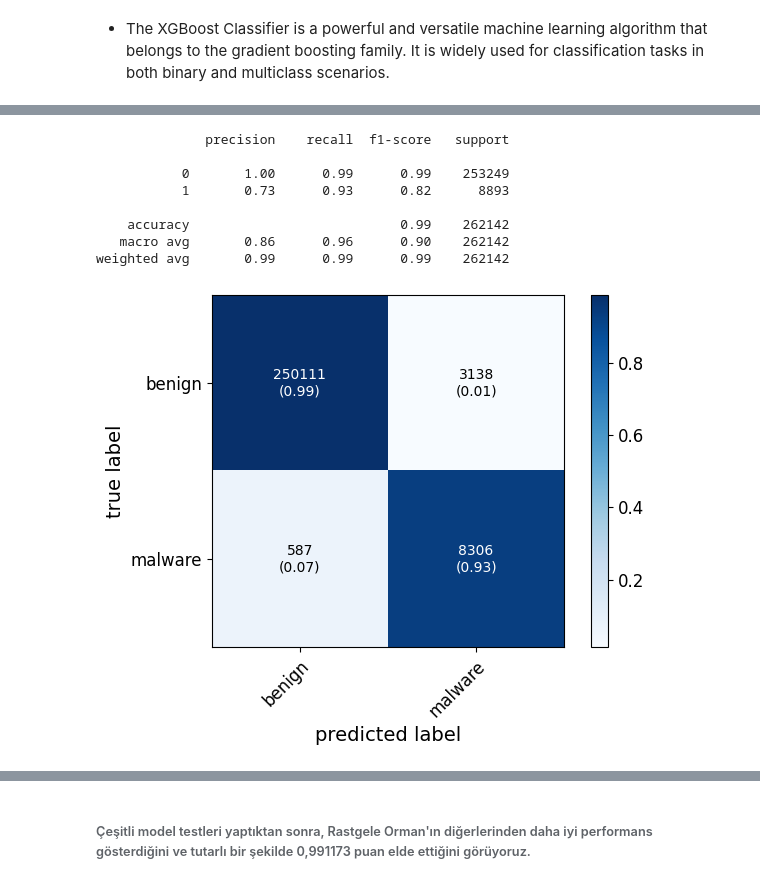
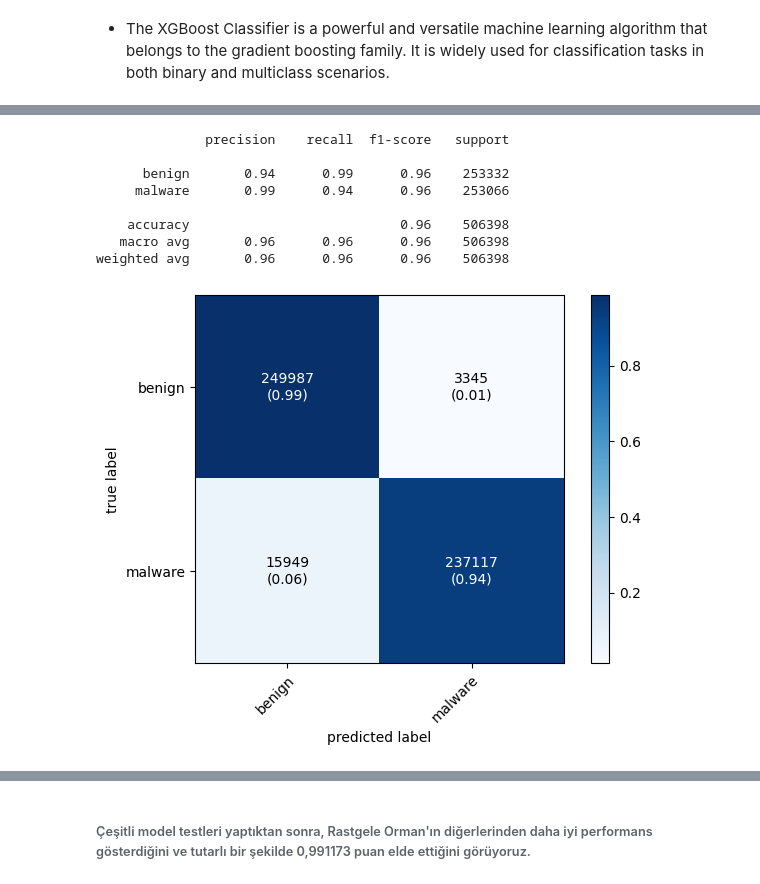
Before and after one commit to thealper2/AISECLAB-cyber-inspector, a Jupyter notebook: website/notebooks/notebook.ipynb, the cells around one changed output, grey strips where cells are left out. Cells and saved outputs as stored; diff of their text form; code cells hidden in the pictures.

```diff
--- a/website/notebooks/notebook.ipynb
+++ b/website/notebooks/notebook.ipynb
@@ -972,7 +980,7 @@ plt.show()
 # %%
 rf = RandomForestClassifier()
 start = time.time()
-rf.fit(X_train_scaled, y_res)
+rf.fit(X_train, y_train)
 end = time.time()
 rf_time = end - start
 print("Random Forest Train Time:", rf_time)
@@ -1085,7 +1092,7 @@ plt.show()
 # %%
 dt = DecisionTreeClassifier()
 start = time.time()
-dt.fit(X_train_scaled, y_res)
+dt.fit(X_train, y_train)
 end = time.time()
 dt_time = end - start
 print("Decision Tree Train Time:", dt_time)
@@ -1169,7 +1176,7 @@ plt.show()
 # %%
 xgb = XGBClassifier()
 start = time.time()
-xgb.fit(X_train_scaled, y_res)
+xgb.fit(X_train, y_train)
 end = time.time()
 xgb_time = end - start
 print("XGBClassifier Train Time:", xgb_time)
@@ -1186,8 +1193,9 @@ XGBClassifier Cross-Validation Accuracy Scores:
 # %%
-xgb_pred_train = xgb.predict(X_train_scaled)
-xgb_pred_test = xgb.predict(X_test_scaled)
+xgb_pred_train = xgb.predict(X_train)
+xgb_pred_test = xgb.predict(X_test)
+xgb_test_proba = xgb.predict_proba(X_test)
 
-xgb_train_score = accuracy_score(xgb_pred_train, y_res)
+xgb_train_score = accuracy_score(xgb_pred_train, y_train)
 xgb_test_score = accuracy_score(xgb_pred_test, y_test)
 print("XGBClassifier Train Score:", xgb_train_score)
 print("XGBClassifier Test Score:", xgb_test_score)
@@ -1212,17 +1220,18 @@ XGBClassifier Accuracy Score: 0.9857901442729513
 # %%
-print(classification_report(y_test, xgb_pred_test))
+print(classification_report(y_test, xgb_pred_test, target_names=["benign", "malware"]))
 # %% [output]
               precision    recall  f1-score   support
 
-           0       1.00      0.99      0.99    253249
-           1       0.73      0.93      0.82      8893
+      benign       0.94      0.99      0.96    253332
+     malware       0.99      0.94      0.96    253066
 
-    accuracy                           0.99    262142
-   macro avg       0.86      0.96      0.90    262142
-weighted avg       0.99      0.99      0.99    262142
+    accuracy                           0.96    506398
+   macro avg       0.96      0.96      0.96    506398
+weighted avg       0.96      0.96      0.96    506398
 # %%
-plot_cm(y_test, xgb_pred_test)
+xgb_cm = confusion_matrix(y_test, xgb_pred_test)
+plot_confusion_matrix(conf_mat=xgb_cm, show_absolute=True, show_normed=True, colorbar=True, class_names=["benign", "malware"])
 save_fig("xgb_pred_test_confusion_matrix")
 plt.show()
 # %% [output]
-[figure, old version]
+[figure, new version]
```
Also changed, not shown: parts of 111 cells of this notebook.
